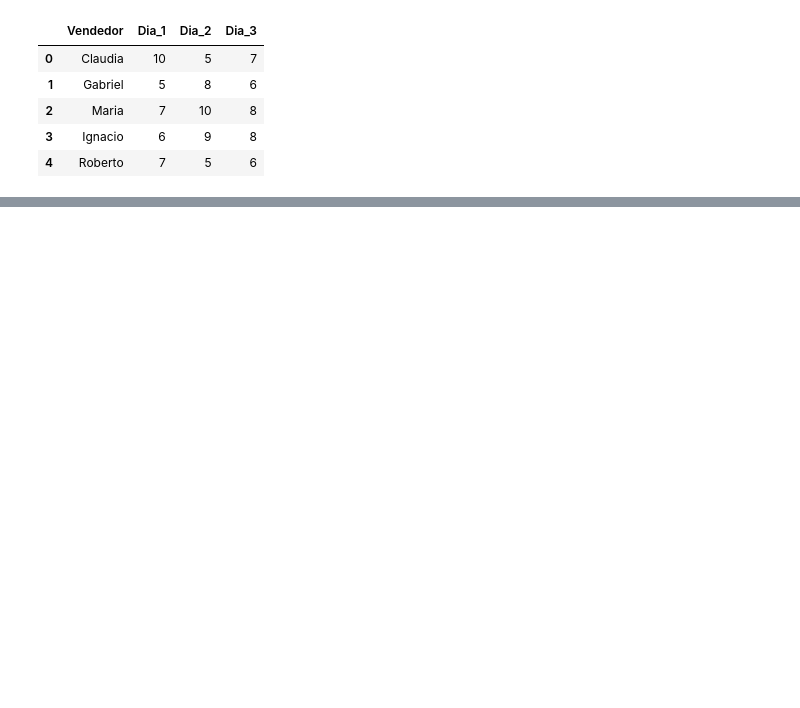
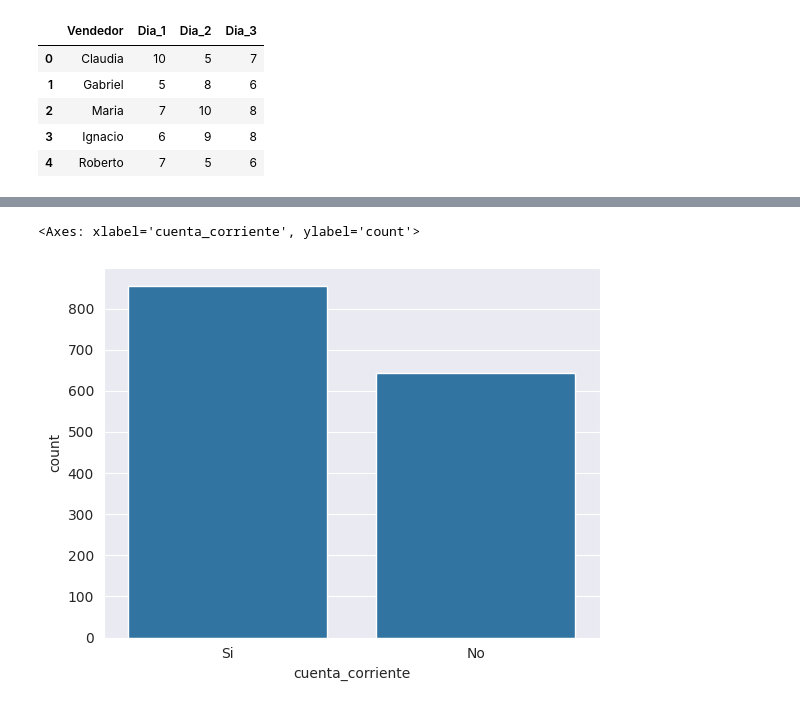
Before and after one commit to Tushima437/python, a Jupyter notebook: Data Visualization Explorando con Seaborn.ipynb, the cells around one changed output, grey strips where cells are left out. Cells and saved outputs as stored; diff of their text form; code cells hidden in the pictures; blank space fills up the shorter version.

Commit message:
Terminando data visualization

```diff
--- a/Data Visualization Explorando con Seaborn.ipynb
+++ b/Data Visualization Explorando con Seaborn.ipynb
@@ -397,0 +411,5 @@ base
+# %%
+sns.countplot(x = 'cuenta_corriente', data = tarjetas)
+# %% [output]
+<Axes: xlabel='cuenta_corriente', ylabel='count'>
+[figure, added]
```
Also changed, not shown: parts of 82 cells of this notebook.
